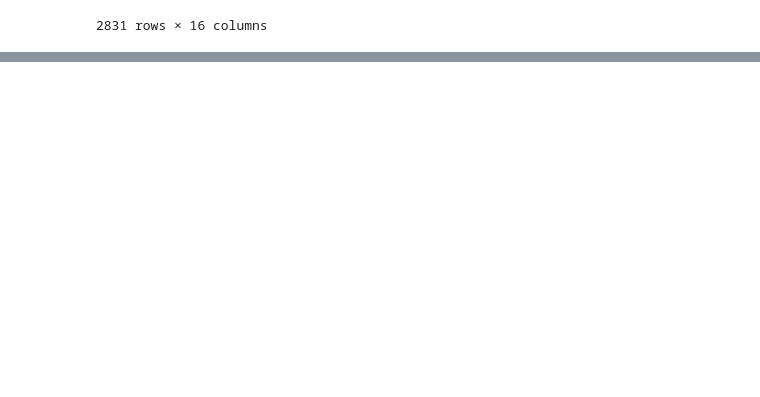
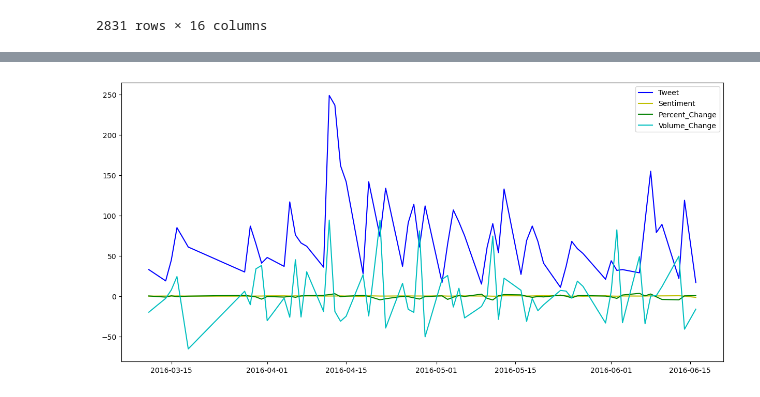
Before and after one commit to HiggsP10/Stock_pred, a Jupyter notebook: Sentiment_Stock_Dataframe_Generator.ipynb, the cells around one changed output, grey strips where cells are left out. Drawn from its saved outputs; the diff is of its cells as text; code cells hidden in the pictures; blank space fills up the shorter version.

```diff
--- a/Sentiment_Stock_Dataframe_Generator.ipynb
+++ b/Sentiment_Stock_Dataframe_Generator.ipynb
@@ -389,2 +379,15 @@ Bot Trading: 10408.75 ( 4.09 % )
+# %%
+#Example on how those factors related
+aal = stocks[stocks['Ticker']=='aal']
+dates = aal['Date'].sort_values().unique()
+plt.figure(figsize=(15,7))
+plt.plot(dates, aal['Tweets'], c='b', label='Tweet')
+plt.plot(dates, aal['Sentiment_Weighted'], c='y', label='Sentiment')
+plt.plot(dates, aal['Percent_Change'], c='g', label='Percent_Change')
+plt.plot(dates, aal['Volume_Change'], c='c', label='Volume_Change')
+plt.legend()
+plt.show()
+# %% [output]
+[figure, added]
 # %%
 stocks.to_csv('Stock_with_sentiment.csv', index=False)
```
Also changed, not shown: parts of 2 cells of this notebook.
